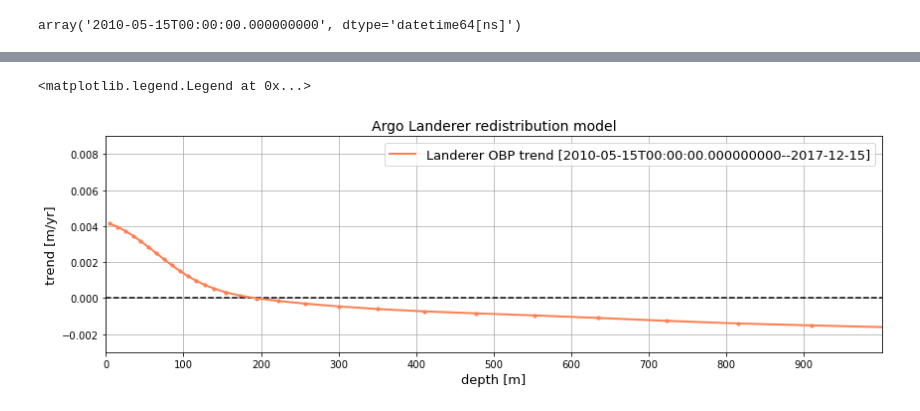
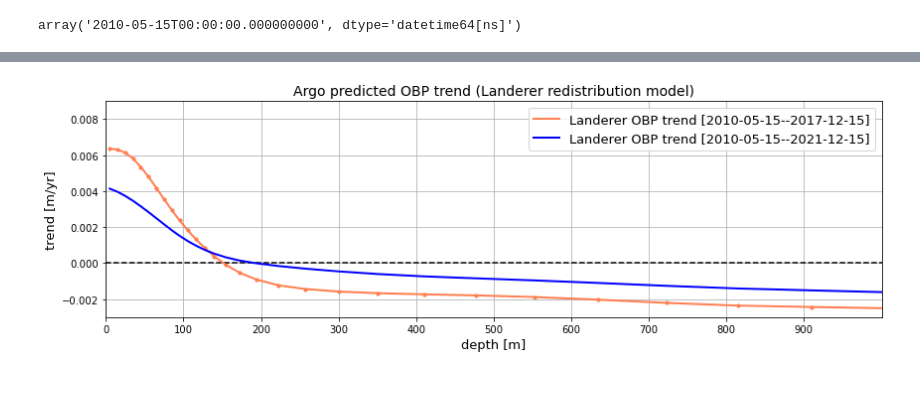
Before and after one commit to jakesteinberg/nasa_ostst, a Jupyter notebook: argo_landerer.ipynb, the cells around one changed output, grey strips where cells are left out. Saved outputs shown, nothing was run; the diff lists cells and outputs as text; code cells hidden in the pictures.

```diff
--- a/argo_landerer.ipynb
+++ b/argo_landerer.ipynb
@@ -120,8 +120,8 @@ for i in range(len(a_time)):
     a_time_ord[i] = ts/(60*60*24)
 # %%
 # -- contruct monthly time record
-mo_rec = np.arange(0.5,12*12,1) # __ year monthly time series (12*#months)
-t_rec = []; t_start = np.datetime64('2010-01-01')
+mo_rec = np.arange(5.5,12*12,1) # __ year monthly time series (12*#months)
+t_rec = []; # t_start = np.datetime64('2010-05-15')
 for i in range(len(mo_rec)):
     t_year = np.floor(mo_rec[i]/12) + 2010
     t_month = np.floor(np.mod(mo_rec[i],12)) + 1
@@ -244,7 +254,14 @@ array('2010-05-15T00:00:00.000000000', dtype='datetime64[ns]')
 t_s = str(den_eg_da.time[0].data) # '2010-06-01'
 t_e = '2017-12-15'
 test = (deltapbz_total.sel(time=slice(t_s, t_e)) - deltapbz_total.sel(time=slice(t_s, t_e)).mean(dim=['time']))
-test = deltapbz_total - deltapbz_total.mean(dim=['time'])
+# test = deltapbz_total - deltapbz_total.mean(dim=['time'])
 p_test = test.polyfit(dim='time', deg=1)
 p_test = (p_test.isel(degree=0).polyfit_coefficients)*1e9*60*60*24*365
+
+t_l_s = str(den_eg_da.time[0].data) # '2010-06-01'
+t_l_e = str(den_eg_da.time[-1].data)
+test = (deltapbz_total.sel(time=slice(t_l_s, t_l_e)) - deltapbz_total.sel(time=slice(t_l_s, t_l_e)).mean(dim=['time']))
+# test = deltapbz_total - deltapbz_total.mean(dim=['time'])
+p_l_test = test.polyfit(dim='time', deg=1)
+p_l_test = (p_l_test.isel(degree=0).polyfit_coefficients)*1e9*60*60*24*365
 # %%
@@ -271,12 +269,12 @@ Coordinates:
 # %%
 f,ax = plt.subplots(1,1,figsize=(14,4))
 ax.plot([0,3000],[0, 0], color='k', linewidth=1.5, linestyle='--')
-ax.plot(-1*v_cell_z.data, p_test, color='#FF7F50', linewidth=2, label='Landerer OBP trend [' + t_s + '--' + t_e + ']')
+ax.plot(-1*v_cell_z.data, p_test, color='#FF7F50', linewidth=2, label='Landerer OBP trend [' + t_s[0:10] + '--' + t_e[0:10] + ']')
 ax.scatter(-1*v_cell_z.data, p_test, color='#FF7F50', s=10)
+ax.plot(-1*v_cell_z.data, p_l_test, color='b', linewidth=2, label='Landerer OBP trend [' + t_l_s[0:10] + '--' + t_l_e[0:10] + ']')
 ax.set_xlim([0,1000]); ax.set_xticks(np.arange(0,1000,100)); ax.set_xlabel('depth [m]',fontsize=13)
 ax.set_ylabel('trend [m/yr]',fontsize=13); ax.set_ylim([-0.003, 0.009]);
-ax.grid(); ax.set_title('Argo Landerer redistribution model',fontsize=14); ax.legend(fontsize=13)
-# f.savefig('/Users/jakesteinberg/Documents/NASA_OSTST/meetings/2022_04_20/GOM_argoP_landerer.jpg', dpi=250)
+ax.grid(); ax.set_title('Argo predicted OBP trend (Landerer redistribution model)',fontsize=14); ax.legend(fontsize=13)
+f.savefig('/Users/jakesteinberg/Documents/NASA_OSTST/manuscript/figures/argo_landerer_uptodate.jpg', dpi=250)
 # %% [output]
-<matplotlib.legend.Legend at 0x...>
-[figure, old version]
+[figure, new version]
```
Also changed, not shown: parts of 4 cells of this notebook, 2 other files.
